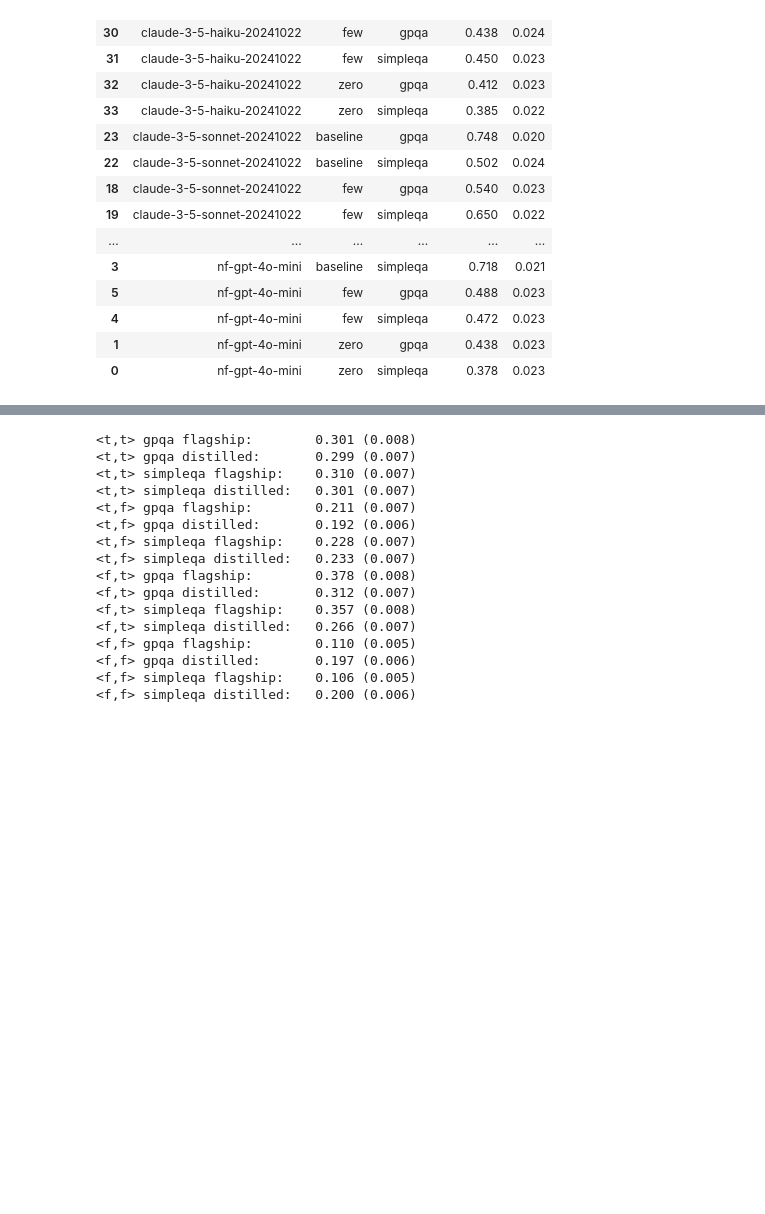
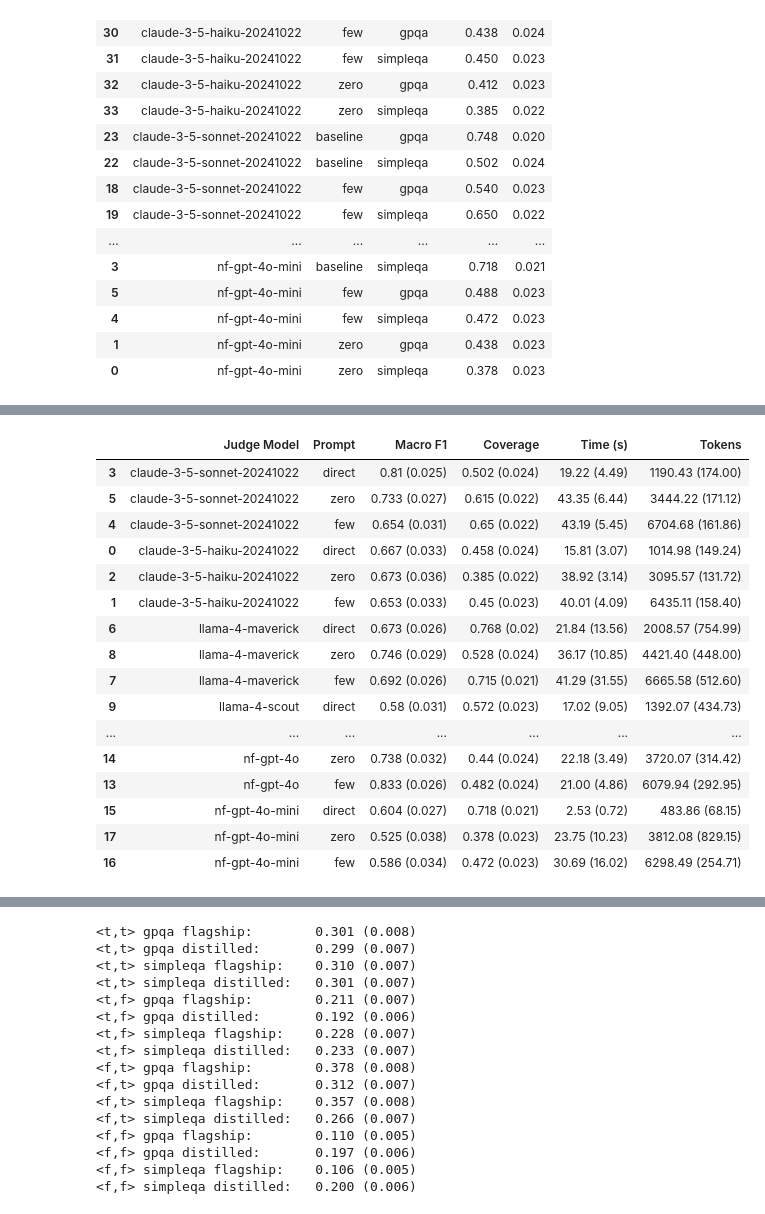
Before and after one commit to bradleypallen/bilateral-factuality-evaluation, a Jupyter notebook: evaluation_v3.ipynb, the cells around one changed output, grey strips where cells are left out. Cells and saved outputs as stored; diff of their text form; code cells hidden in the pictures; blank space fills up the shorter version.

```diff
--- a/evaluation_v3.ipynb
+++ b/evaluation_v3.ipynb
@@ -971,0 +1002,25 @@ final_df_perf = df_perf_merged[["Judge Model", "Prompt", "GPQA_F1_disp", "GPQA_C
+# %%
+table_6_df = df_perf_merged[["Judge Model", "Prompt", "SimpleQA_F1_disp", "SimpleQA_Cov_disp", "SimpleQA_Mean_Time", "SimpleQA_Mean_Tokens"]].copy()
+table_6_df = table_6_df.sort_values('Prompt', key=lambda x: x.map({v: i for i, v in enumerate(custom_order_prompts)}))
+table_6_df = table_6_df.sort_values('Judge Model', key=lambda x: x.map({v: i for i, v in enumerate(custom_order_models)}), kind='stable')
+table_6_df['Prompt'] = np.select([ table_6_df['Prompt'] == 'baseline', table_6_df['Prompt'] == 'zero', table_6_df['Prompt'] == 'few' ], prompt_choices, default='Unknown')
+table_6_df = table_6_df.rename(columns={"SimpleQA_F1_disp": "Macro F1", "SimpleQA_Cov_disp": "Coverage", "SimpleQA_Mean_Time": "Time (s)", "SimpleQA_Mean_Tokens": "Tokens"})
+table_6_df
+# %% [output]
+|  | Judge Model | Prompt | Macro F1 | Coverage | Time (s) | Tokens |
+| 3 | claude-3-5-sonnet-20241022 | direct | 0.81 (0.025) | 0.502 (0.024) | 19.22 (4.49) | 1190.43 (174.00) |
+| 5 | claude-3-5-sonnet-20241022 | zero | 0.733 (0.027) | 0.615 (0.022) | 43.35 (6.44) | 3444.22 (171.12) |
+| 4 | claude-3-5-sonnet-20241022 | few | 0.654 (0.031) | 0.65 (0.022) | 43.19 (5.45) | 6704.68 (161.86) |
+| 0 | claude-3-5-haiku-20241022 | direct | 0.667 (0.033) | 0.458 (0.024) | 15.81 (3.07) | 1014.98 (149.24) |
+| 2 | claude-3-5-haiku-20241022 | zero | 0.673 (0.036) | 0.385 (0.022) | 38.92 (3.14) | 3095.57 (131.72) |
+| 1 | claude-3-5-haiku-20241022 | few | 0.653 (0.033) | 0.45 (0.023) | 40.01 (4.09) | 6435.11 (158.40) |
+| 6 | llama-4-maverick | direct | 0.673 (0.026) | 0.768 (0.02) | 21.84 (13.56) | 2008.57 (754.99) |
+| 8 | llama-4-maverick | zero | 0.746 (0.029) | 0.528 (0.024) | 36.17 (10.85) | 4421.40 (448.00) |
+| 7 | llama-4-maverick | few | 0.692 (0.026) | 0.715 (0.021) | 41.29 (31.55) | 6665.58 (512.60) |
+| 9 | llama-4-scout | direct | 0.58 (0.031) | 0.572 (0.023) | 17.02 (9.05) | 1392.07 (434.73) |
+| ... | ... | ... | ... | ... | ... | ... |
+| 14 | nf-gpt-4o | zero | 0.738 (0.032) | 0.44 (0.024) | 22.18 (3.49) | 3720.07 (314.42) |
+| 13 | nf-gpt-4o | few | 0.833 (0.026) | 0.482 (0.024) | 21.00 (4.86) | 6079.94 (292.95) |
+| 15 | nf-gpt-4o-mini | direct | 0.604 (0.027) | 0.718 (0.021) | 2.53 (0.72) | 483.86 (68.15) |
+| 17 | nf-gpt-4o-mini | zero | 0.525 (0.038) | 0.378 (0.023) | 23.75 (10.23) | 3812.08 (829.15) |
+| 16 | nf-gpt-4o-mini | few | 0.586 (0.034) | 0.472 (0.023) | 30.69 (16.02) | 6298.49 (254.71) |
```
Also changed, not shown: parts of 27 cells of this notebook, 55 other files.
